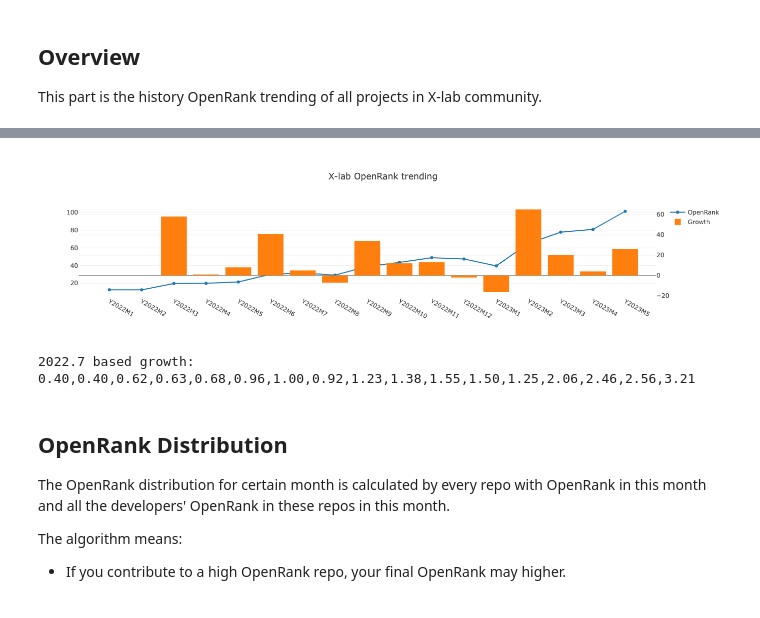
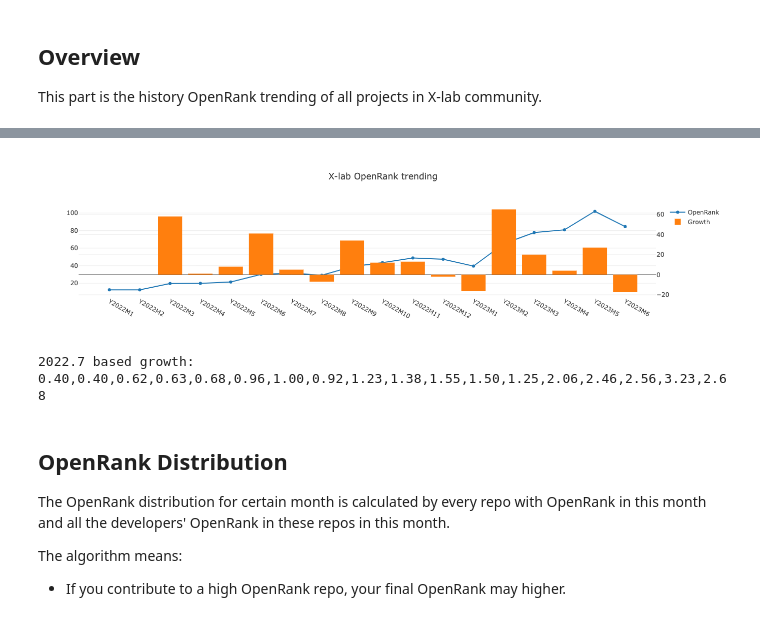
Before and after one commit to X-lab2017/open-digger, a Jupyter notebook: notebook/community_analysis/xlab.ipynb, the cells around one changed output, grey strips where cells are left out. Saved outputs shown, nothing was run; the diff lists cells and outputs as text; code cells hidden in the pictures.

```diff
--- a/notebook/community_analysis/xlab.ipynb
+++ b/notebook/community_analysis/xlab.ipynb
@@ -23,7 +23,7 @@ The start date for this report is 2022-01-01 and the end date is up-to-date.
 This part is the history OpenRank trending of all projects in X-lab community.
 # %%
 openDigger.index.openrank.getRepoOpenrank({
-    repoIds: [288431943, 470364208, 467768946, 461374162, 471252840, 477937218, 428629051, 262909684, 221379769, 259035151, 358757145, 502755745, 508325123, 533339106, 572845686, 584603594 ],
+    repoIds: [288431943, 470364208, 467768946, 461374162, 471252840, 477937218, 428629051, 262909684, 221379769, 259035151, 358757145, 502755745, 508325123, 533339106, 572845686, 584603594, 639923640 ],
     startYear, startMonth,
     endYear, endMonth, percision: 2,
     groupTimeRange: 'month', limit: -1, order: 'DESC',
@@ -69,6 +70,6 @@ openDigger.index.openrank.getRepoOpenrank({
 └─────────┴─────────────┴─────────────────────────────────────┴─────────┴─────────┴─────────┴─────────┴─────────┴─────────┴─────────┴─────────┴─────────┴──────────┴──────────┴──────────┴─────────┴──── ...
-[figure, old version]
+[figure, new version]
-2022.7 based growth: 0.40,0.40,0.62,0.63,0.68,0.96,1.00,0.92,1.23,1.38,1.55,1.50,1.25,2.06,2.46,2.56,3.21
+2022.7 based growth: 0.40,0.40,0.62,0.63,0.68,0.96,1.00,0.92,1.23,1.38,1.55,1.50,1.25,2.06,2.46,2.56,3.23,2.68
 # %% [markdown]
 ## OpenRank Distribution
 
```
Also changed, not shown: parts of 2 cells of this notebook.
